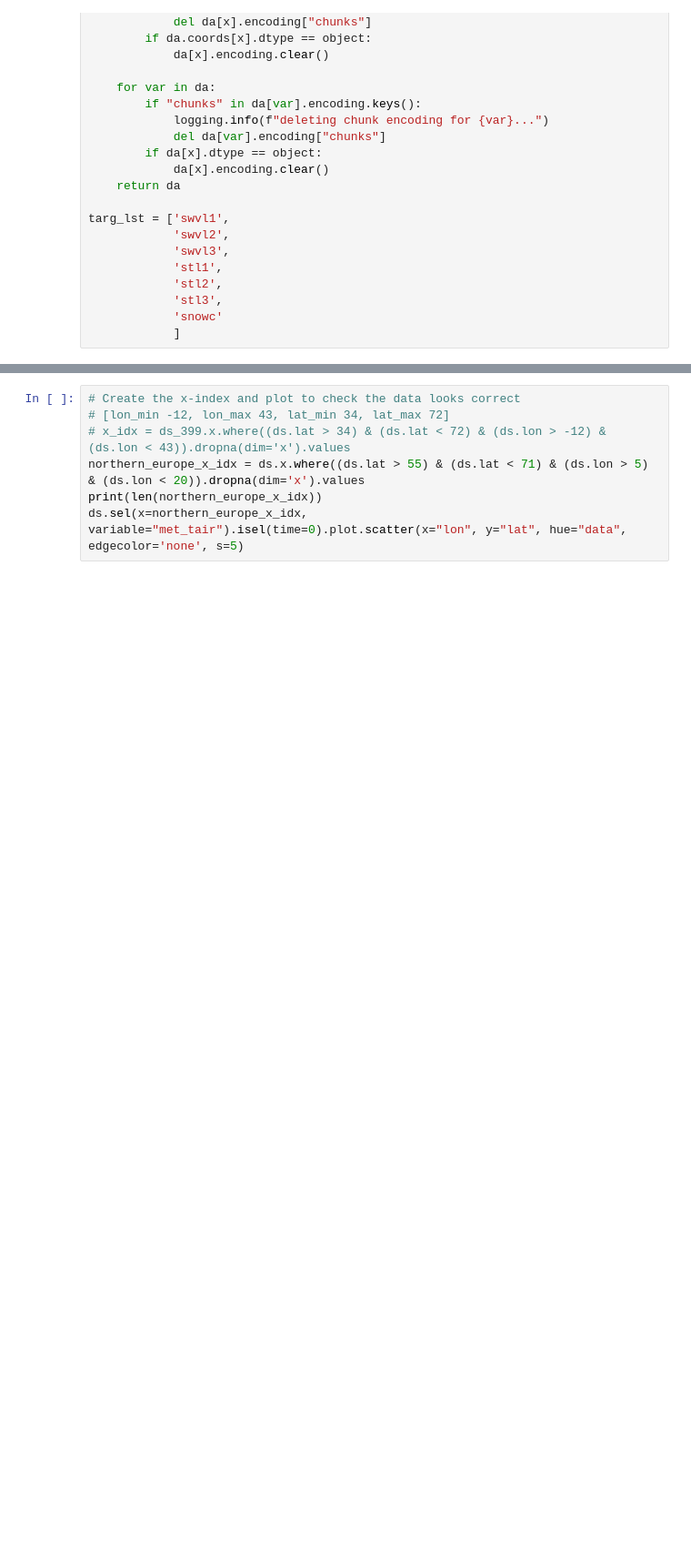
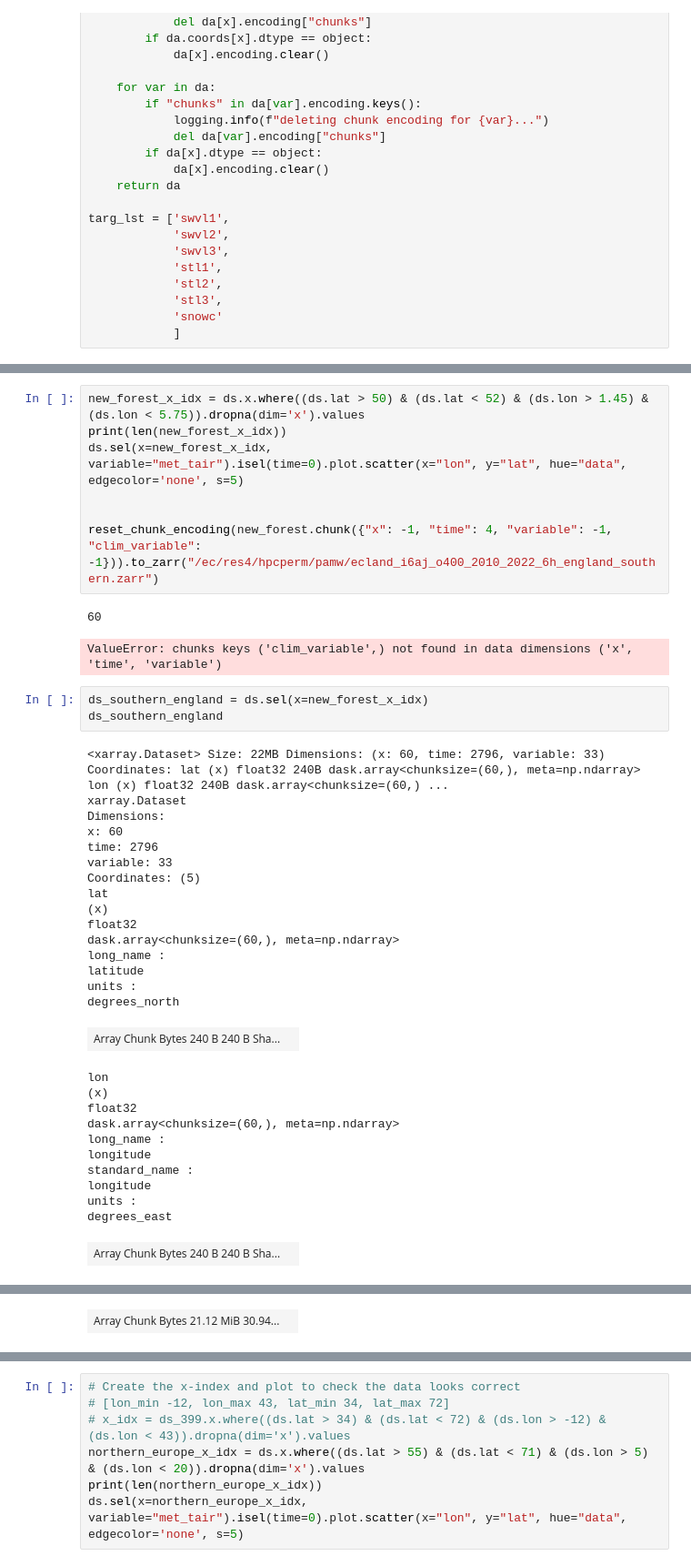
Before and after one commit to MWesselkamp/forecast-horizons, a Jupyter notebook: ecland-emulator/notebooks/zarr_database.ipynb, the cells around one changed output, grey strips where cells are left out. Shown: that part at 91% size. Cells and saved outputs as stored; diff of their text form; blank space fills up the shorter version.

```diff
--- a/ecland-emulator/zarr_database.ipynb
+++ b/ecland-emulator/notebooks/zarr_database.ipynb
@@ -58,0 +98,41 @@ Data variables: (12/18)
+# %%
+new_forest_x_idx = ds.x.where((ds.lat > 50) & (ds.lat < 52) & (ds.lon > 1.45) & (ds.lon < 5.75)).dropna(dim='x').values
+print(len(new_forest_x_idx))
+ds.sel(x=new_forest_x_idx, variable="met_tair").isel(time=0).plot.scatter(x="lon", y="lat", hue="data", edgecolor='none', s=5)
+
+
+reset_chunk_encoding(new_forest.chunk({"x": -1, "time": 4, "variable": -1, "clim_variable": -1})).to_zarr("/ec/res4/hpcperm/pamw/ecland_i6aj_o400_2010_2022_6h_england_southern.zarr")
+# %% [output]
+60
+ValueError: chunks keys ('clim_variable',) not found in data dimensions ('x', 'time', 'variable')
+# %%
+ds_southern_england = ds.sel(x=new_forest_x_idx)
+ds_southern_england
+# %% [output]
+<xarray.Dataset> Size: 22MB Dimensions: (x: 60, time: 2796, variable: 33) Coordinates: lat (x) float32 240B dask.array<chunksize=(60,), meta=np.ndarray> lon (x) float32 240B dask.array<chunksize=(60,) ...
+xarray.Dataset
+Dimensions:
+x: 60
+time: 2796
+variable: 33
+Coordinates: (5)
+lat
+(x)
+float32
+dask.array<chunksize=(60,), meta=np.ndarray>
+long_name :
+latitude
+units :
+degrees_north
+| Array Chunk Bytes 240 B 240 B Sha... |  |
+lon
+(x)
+float32
+dask.array<chunksize=(60,), meta=np.ndarray>
+long_name :
+longitude
+standard_name :
+longitude
+units :
+degrees_east
+| Array Chunk Bytes 240 B 240 B Sha... |  |
@@ -58,0 +156 @@ Data variables: (12/18)
+| Array Chunk Bytes 21.12 MiB 30.94... |  |
```
Also changed, not shown: parts of 3 cells of this notebook, 11 other files.
